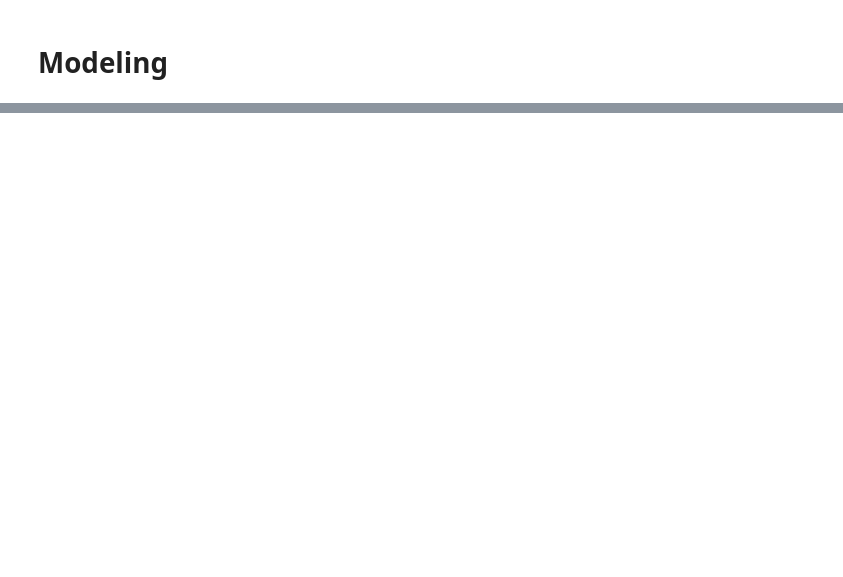
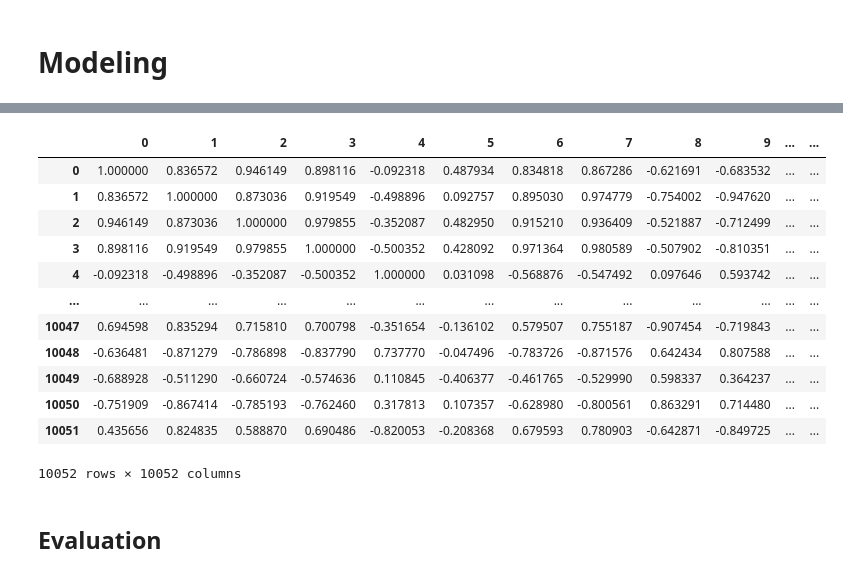
Before and after one commit to Xynyxel/Dicoding_submission, a Jupyter notebook: submission2/EDA.ipynb, the cells around one changed output, grey strips where cells are left out. Drawn from its saved outputs; the diff is of its cells as text; code cells hidden in the pictures; blank space fills up the shorter version.

Commit message:
Update evaluation
Masih ada error

```diff
--- a/submission2/EDA.ipynb
+++ b/submission2/EDA.ipynb
@@ -932,0 +903,15 @@ result
+# %%
+tfidf_matrix_t = pd.DataFrame(
+    tfidf_matrix.todense(),
+    columns=tf.get_feature_names()
+)
+# %%
+additional_features = np.column_stack((rating_score, tfidf_matrix_t))  # Adjust this based on your features
+# %%
+combined_features = np.concatenate((embeddings, additional_features), axis=1)
+
+n_comp = 5
+pca = PCA(n_components=n_comp)
+pca.fit(combined_features)
+pca_data = pd.DataFrame(pca.transform(combined_features))
+pca_data.head()
@@ -932,0 +925,17 @@ result
+# %%
+cos_sim_data_2 = pd.DataFrame(cosine_similarity(pca_data))
+cos_sim_data_2
+# %% [output]
+|  | 0 | 1 | 2 | 3 | 4 | 5 | 6 | 7 | 8 | 9 | ... | ... |
+| 0 | 1.000000 | 0.836572 | 0.946149 | 0.898116 | -0.092318 | 0.487934 | 0.834818 | 0.867286 | -0.621691 | -0.683532 | ... | ... |
+| 1 | 0.836572 | 1.000000 | 0.873036 | 0.919549 | -0.498896 | 0.092757 | 0.895030 | 0.974779 | -0.754002 | -0.947620 | ... | ... |
+| 2 | 0.946149 | 0.873036 | 1.000000 | 0.979855 | -0.352087 | 0.482950 | 0.915210 | 0.936409 | -0.521887 | -0.712499 | ... | ... |
+| 3 | 0.898116 | 0.919549 | 0.979855 | 1.000000 | -0.500352 | 0.428092 | 0.971364 | 0.980589 | -0.507902 | -0.810351 | ... | ... |
+| 4 | -0.092318 | -0.498896 | -0.352087 | -0.500352 | 1.000000 | 0.031098 | -0.568876 | -0.547492 | 0.097646 | 0.593742 | ... | ... |
+| ... | ... | ... | ... | ... | ... | ... | ... | ... | ... | ... | ... | ... |
+| 10047 | 0.694598 | 0.835294 | 0.715810 | 0.700798 | -0.351654 | -0.136102 | 0.579507 | 0.755187 | -0.907454 | -0.719843 | ... | ... |
+| 10048 | -0.636481 | -0.871279 | -0.786898 | -0.837790 | 0.737770 | -0.047496 | -0.783726 | -0.871576 | 0.642434 | 0.807588 | ... | ... |
+| 10049 | -0.688928 | -0.511290 | -0.660724 | -0.574636 | 0.110845 | -0.406377 | -0.461765 | -0.529990 | 0.598337 | 0.364237 | ... | ... |
+| 10050 | -0.751909 | -0.867414 | -0.785193 | -0.762460 | 0.317813 | 0.107357 | -0.628980 | -0.800561 | 0.863291 | 0.714480 | ... | ... |
+| 10051 | 0.435656 | 0.824835 | 0.588870 | 0.690486 | -0.820053 | -0.208368 | 0.679593 | 0.780903 | -0.642871 | -0.849725 | ... | ... |
+10052 rows × 10052 columns
@@ -932,0 +970,2 @@ result
+# %% [markdown]
+## Evaluation
```
Also changed, not shown: parts of 35 cells of this notebook, 5 other files.
